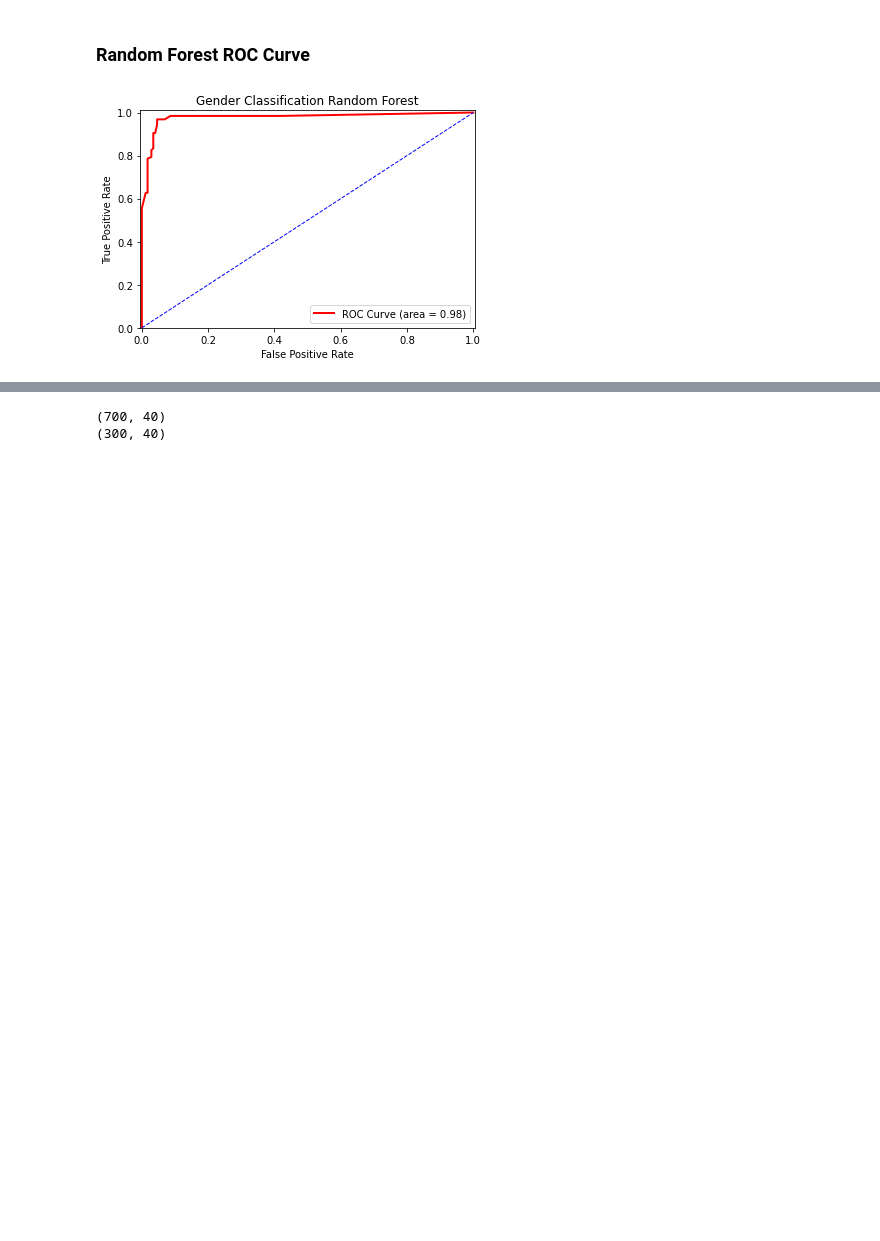
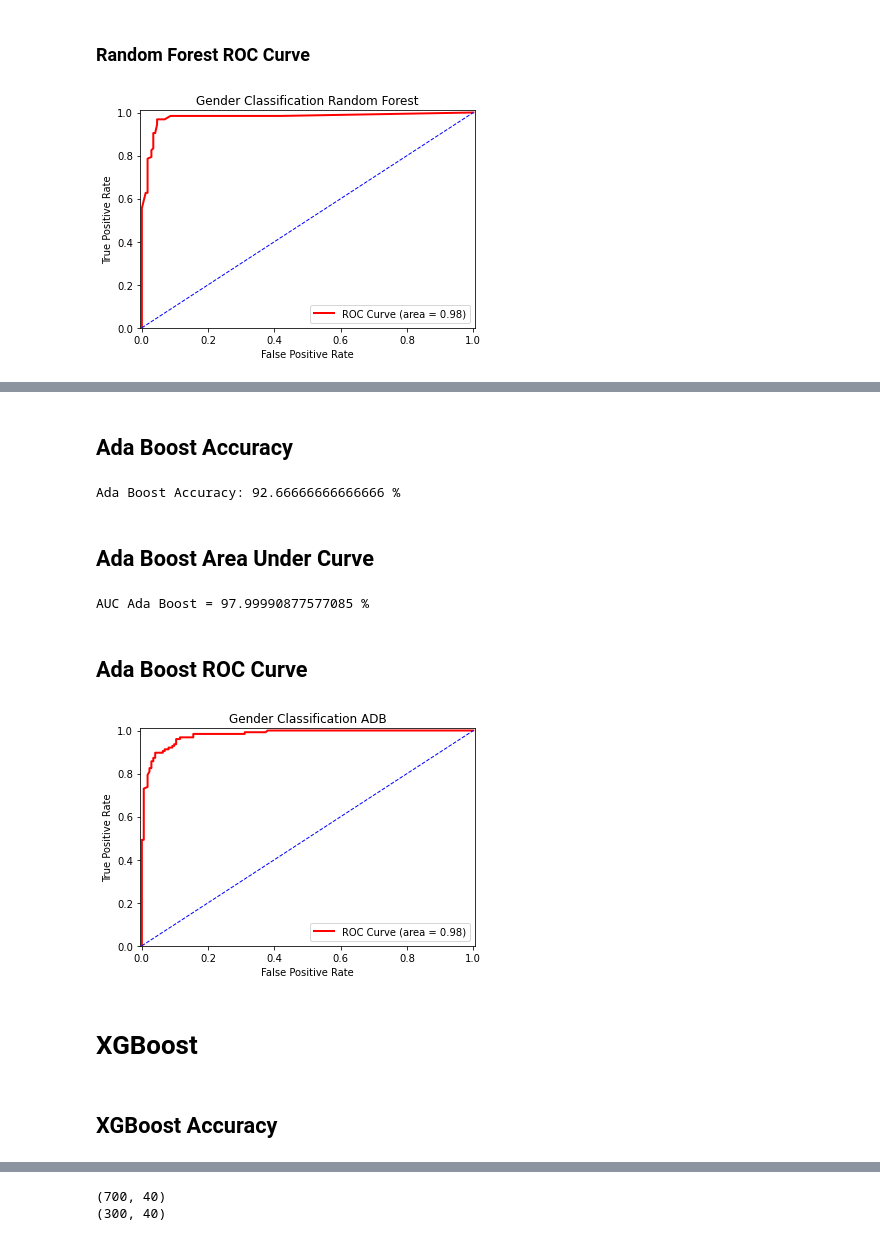
Before and after one commit to markkalaiji/GenderClassification, a Jupyter notebook: GenderClassification.ipynb, the cells around one changed output, grey strips where cells are left out. Cells and saved outputs as stored; diff of their text form; code cells hidden in the pictures; blank space fills up the shorter version.

```diff
--- a/GenderClassification.ipynb
+++ b/GenderClassification.ipynb
@@ -269,0 +272,68 @@ plt.show()
+# %% [markdown]
+## Ada Boost Accuracy
+# %%
+from sklearn.ensemble import AdaBoostClassifier
+
+gender_adb = AdaBoostClassifier(n_estimators=29,random_state=2)
+
+# training on training set
+gender_adb.fit(X_train, y_train)
+
+# testing on testing set
+y_predict_adb = gender_adb.predict(X_test)
+
+# calculate the accuracy
+from sklearn.metrics import accuracy_score
+
+accuracy_adb = accuracy_score(y_test, y_predict_adb)
+print('Ada Boost Accuracy:', accuracy_adb*100,'%')
+# %% [output]
+Ada Boost Accuracy: 92.66666666666666 %
+# %% [markdown]
+## Ada Boost Area Under Curve
+# %%
+# predict probability of 'Male'
+y_predict_prob_adb = gender_adb.predict_proba(X_test)
+
+# get tpr and fpr for auc
+from sklearn import metrics
+
+fpr_adb, tpr_adb, thresholds = metrics.roc_curve(y_test, y_predict_prob_adb[:,1], pos_label=1)
+
+# auc
+AUC_adb = metrics.auc(fpr_adb, tpr_adb)
+print('AUC Ada Boost =',AUC_adb*100,'%')
+# %% [output]
+AUC Ada Boost = 97.99990877577085 %
+# %% [markdown]
+## Ada Boost ROC Curve
+# %%
+# keep plot inside page
+%matplotlib inline
+
+plt.figure()
+
+# roc curve
+plt.plot(fpr_adb, tpr_adb, color='red', lw=2,
+         label='ROC Curve (area = %0.2f)' % AUC_adb)
+
+# random guess line
+plt.plot([0, 1], [0, 1], color='blue', lw=1, linestyle='--')
+
+# defining the range of X-Axis and Y-Axis
+plt.xlim([-0.005, 1.005])
+plt.ylim([0.0, 1.01])
+
+# labels, title, legend
+plt.xlabel('False Positive Rate')
+plt.ylabel('True Positive Rate')
+plt.title('Gender Classification ADB')
+plt.legend(loc="lower right")
+
+plt.show()
+# %% [output]
+[figure, added]
+# %% [markdown]
+# XGBoost
+# %% [markdown]
+## XGBoost Accuracy
```
Also changed, not shown: parts of 31 cells of this notebook.
